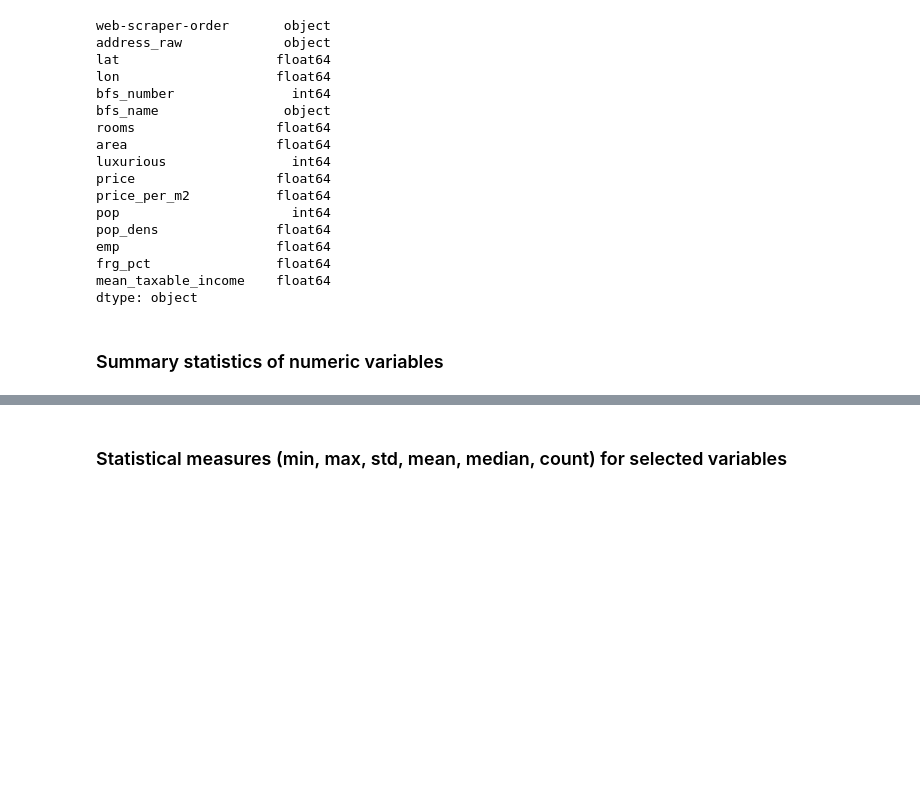
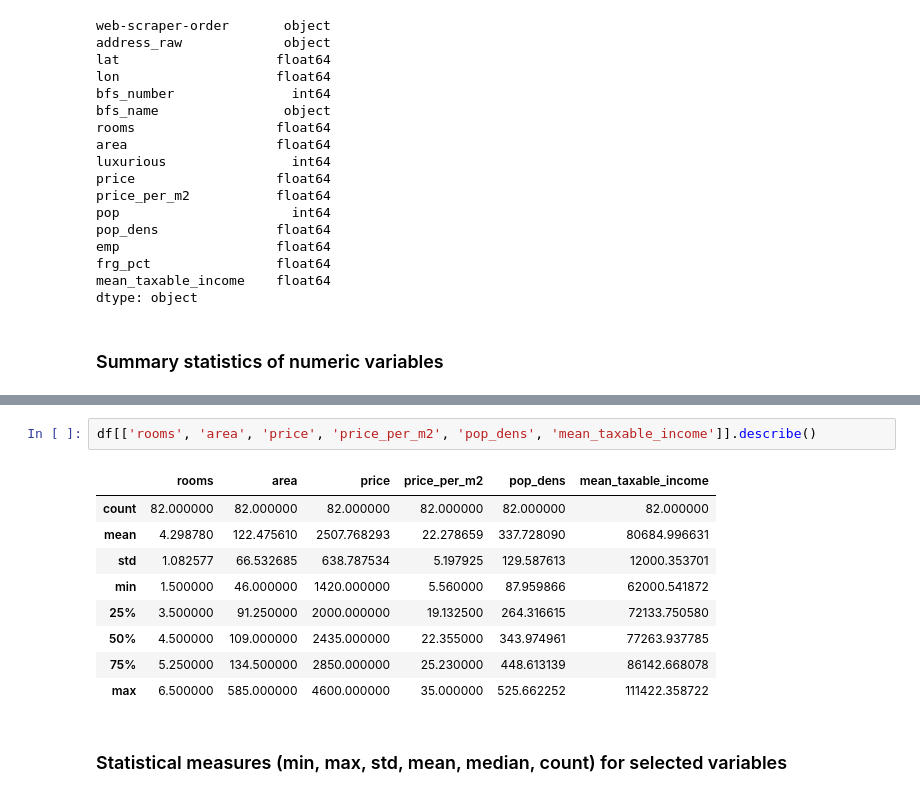
Before and after one commit to DiegoGlez28/data_analytics_zhaw, a Jupyter notebook: Week_04/rural_aparments.ipynb, the cells around one changed output, grey strips where cells are left out. Cells and saved outputs as stored; diff of their text form; blank space fills up the shorter version.

```diff
--- a/Week_04/rural_aparments.ipynb
+++ b/Week_04/rural_aparments.ipynb
@@ -139,3 +127,15 @@ df.describe()
+# %%
+df[['rooms', 'area', 'price', 'price_per_m2', 'pop_dens', 'mean_taxable_income']].describe()
+# %% [output]
+|  | rooms | area | price | price_per_m2 | pop_dens | mean_taxable_income |
+| count | 82.000000 | 82.000000 | 82.000000 | 82.000000 | 82.000000 | 82.000000 |
+| mean | 4.298780 | 122.475610 | 2507.768293 | 22.278659 | 337.728090 | 80684.996631 |
+| std | 1.082577 | 66.532685 | 638.787534 | 5.197925 | 129.587613 | 12000.353701 |
+| min | 1.500000 | 46.000000 | 1420.000000 | 5.560000 | 87.959866 | 62000.541872 |
+| 25% | 3.500000 | 91.250000 | 2000.000000 | 19.132500 | 264.316615 | 72133.750580 |
+| 50% | 4.500000 | 109.000000 | 2435.000000 | 22.355000 | 343.974961 | 77263.937785 |
+| 75% | 5.250000 | 134.500000 | 2850.000000 | 25.230000 | 448.613139 | 86142.668078 |
+| max | 6.500000 | 585.000000 | 4600.000000 | 35.000000 | 525.662252 | 111422.358722 |
 # %% [markdown]
 ### Statistical measures (min, max, std, mean, median, count) for selected variables
 # %%
```
Also changed, not shown: parts of 16 cells of this notebook, 3 other files.
